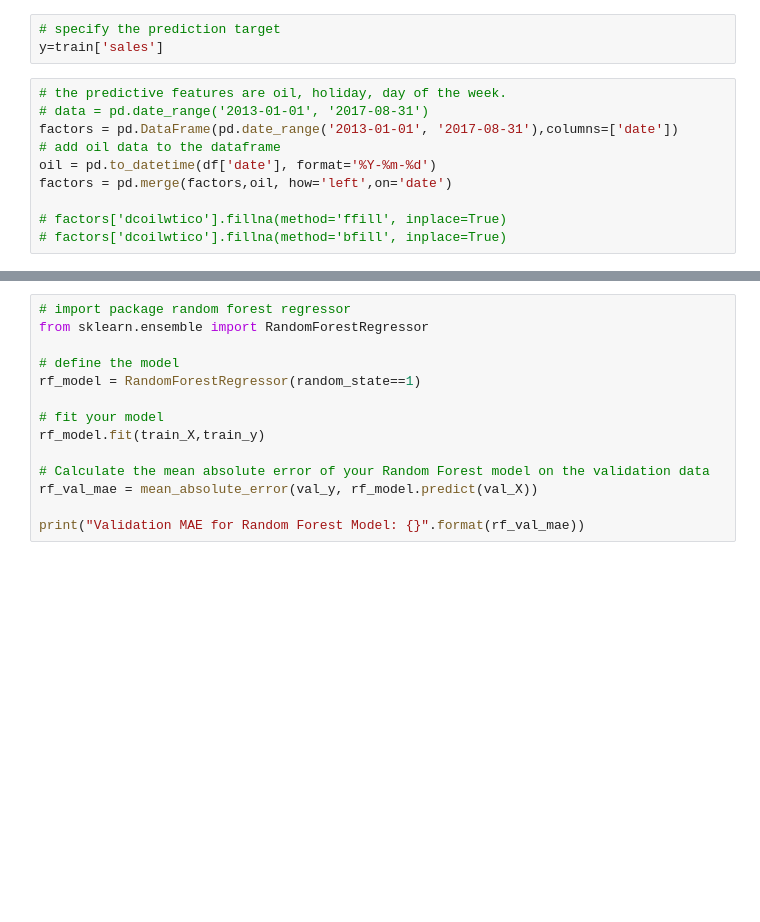
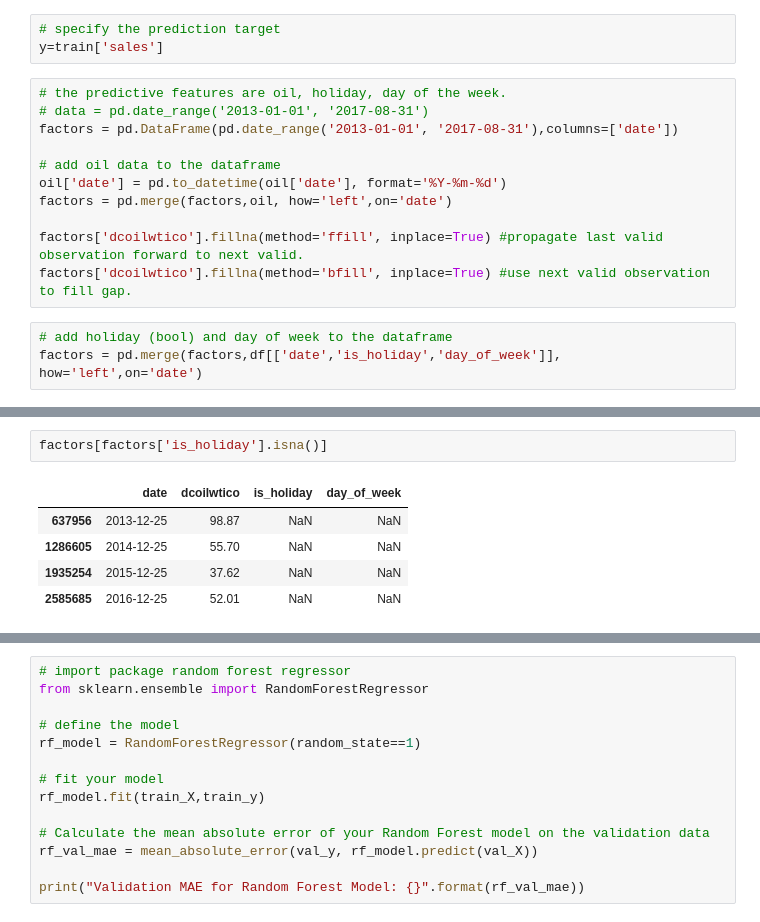
Before and after one commit to Rezkitasyarihna/store_sales_prediction, a Jupyter notebook: store_sales.ipynb, the cells around one changed output, grey strips where cells are left out. Drawn from its saved outputs; the diff is of its cells as text; blank space fills up the shorter version.

Commit message:
cant merge, insufficient memory

```diff
--- a/store_sales.ipynb
+++ b/store_sales.ipynb
@@ -216,9 +216,13 @@ y=train['sales']
 # the predictive features are oil, holiday, day of the week.
 # data = pd.date_range('2013-01-01', '2017-08-31')
 factors = pd.DataFrame(pd.date_range('2013-01-01', '2017-08-31'),columns=['date'])
+
 # add oil data to the dataframe
-oil = pd.to_datetime(df['date'], format='%Y-%m-%d')
+oil['date'] = pd.to_datetime(oil['date'], format='%Y-%m-%d')
 factors = pd.merge(factors,oil, how='left',on='date')
 
-# factors['dcoilwtico'].fillna(method='ffill', inplace=True)
-# factors['dcoilwtico'].fillna(method='bfill', inplace=True)
+factors['dcoilwtico'].fillna(method='ffill', inplace=True) #propagate last valid observation forward to next valid.
+factors['dcoilwtico'].fillna(method='bfill', inplace=True) #use next valid observation to fill gap.
+# %%
+# add holiday (bool) and day of week to the dataframe
+factors = pd.merge(factors,df[['date','is_holiday','day_of_week']], how='left',on='date')
@@ -224,0 +237,8 @@ factors = pd.merge(factors,oil, how='left',on='date')
+# %%
+factors[factors['is_holiday'].isna()]
+# %% [output]
+|  | date | dcoilwtico | is_holiday | day_of_week |
+| 637956 | 2013-12-25 | 98.87 | NaN | NaN |
+| 1286605 | 2014-12-25 | 55.70 | NaN | NaN |
+| 1935254 | 2015-12-25 | 37.62 | NaN | NaN |
+| 2585685 | 2016-12-25 | 52.01 | NaN | NaN |
```
Also changed, not shown: parts of 4 cells of this notebook.
